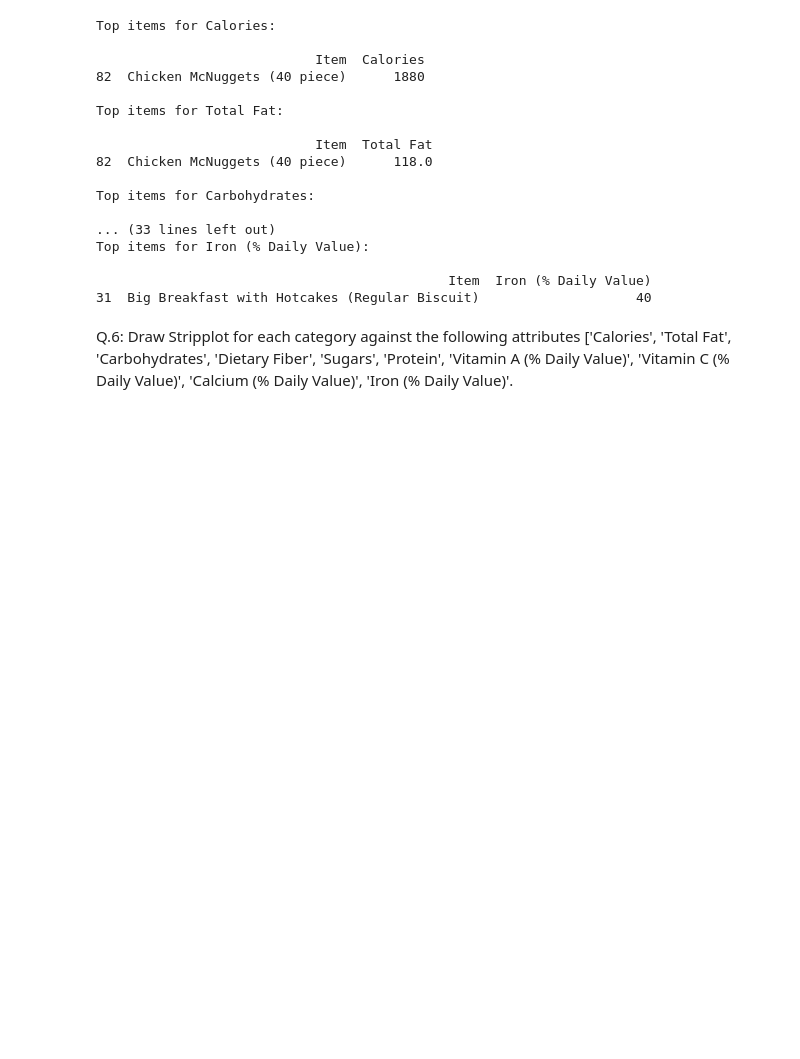
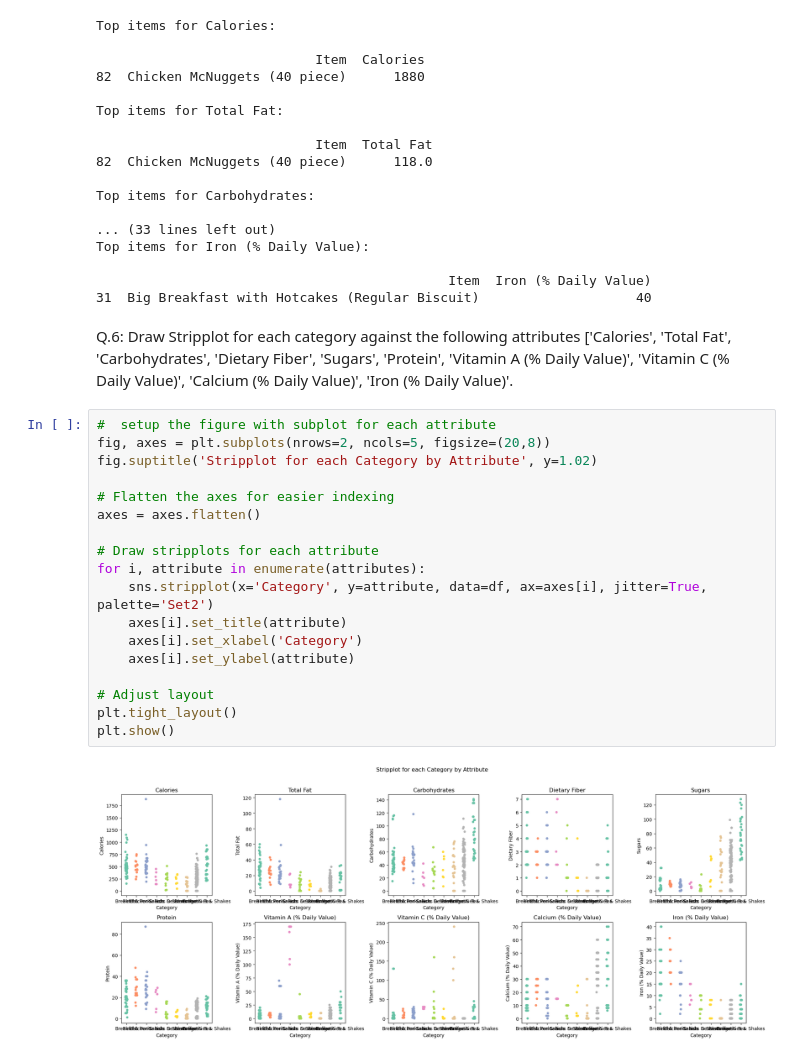
Before and after one commit to Psycho-Poodle/EDA, a Jupyter notebook: WEEK_04.ipynb, the cells around one changed output. Saved outputs shown, nothing was run; the diff lists cells and outputs as text; blank space fills up the shorter version.

```diff
--- a/WEEK_04.ipynb
+++ b/WEEK_04.ipynb
@@ -210,3 +210,23 @@ Fiber', 'Sugars', 'Protein',
 'Vitamin C (% Daily Value)',
 'Calcium (% Daily Value)', 'Iron
 (% Daily Value)'.
+# %%
+#  setup the figure with subplot for each attribute
+fig, axes = plt.subplots(nrows=2, ncols=5, figsize=(20,8))
+fig.suptitle('Stripplot for each Category by Attribute', y=1.02)
+
+# Flatten the axes for easier indexing
+axes = axes.flatten()
+
+# Draw stripplots for each attribute
+for i, attribute in enumerate(attributes):
+    sns.stripplot(x='Category', y=attribute, data=df, ax=axes[i], jitter=True, palette='Set2')
+    axes[i].set_title(attribute)
+    axes[i].set_xlabel('Category')
+    axes[i].set_ylabel(attribute)
+
+# Adjust layout
+plt.tight_layout()
+plt.show()
+# %% [output]
+[figure, added]
```
Also changed, not shown: parts of 3 cells of this notebook, 2 other files.
